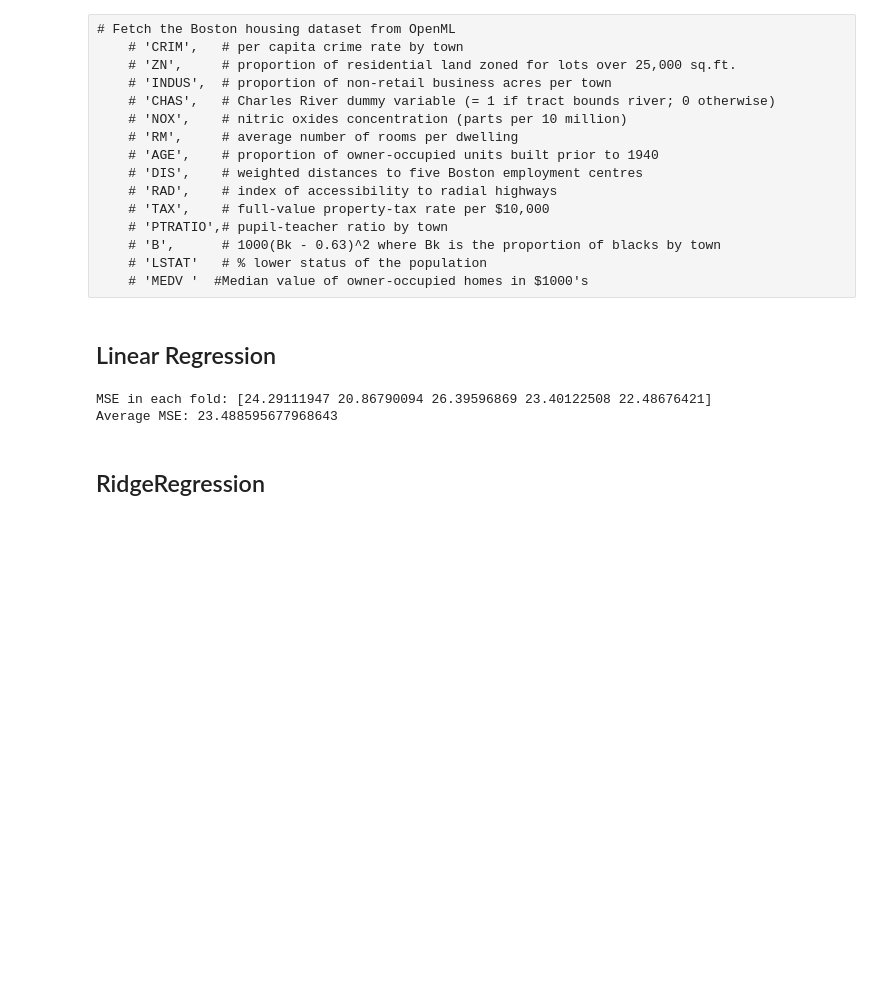
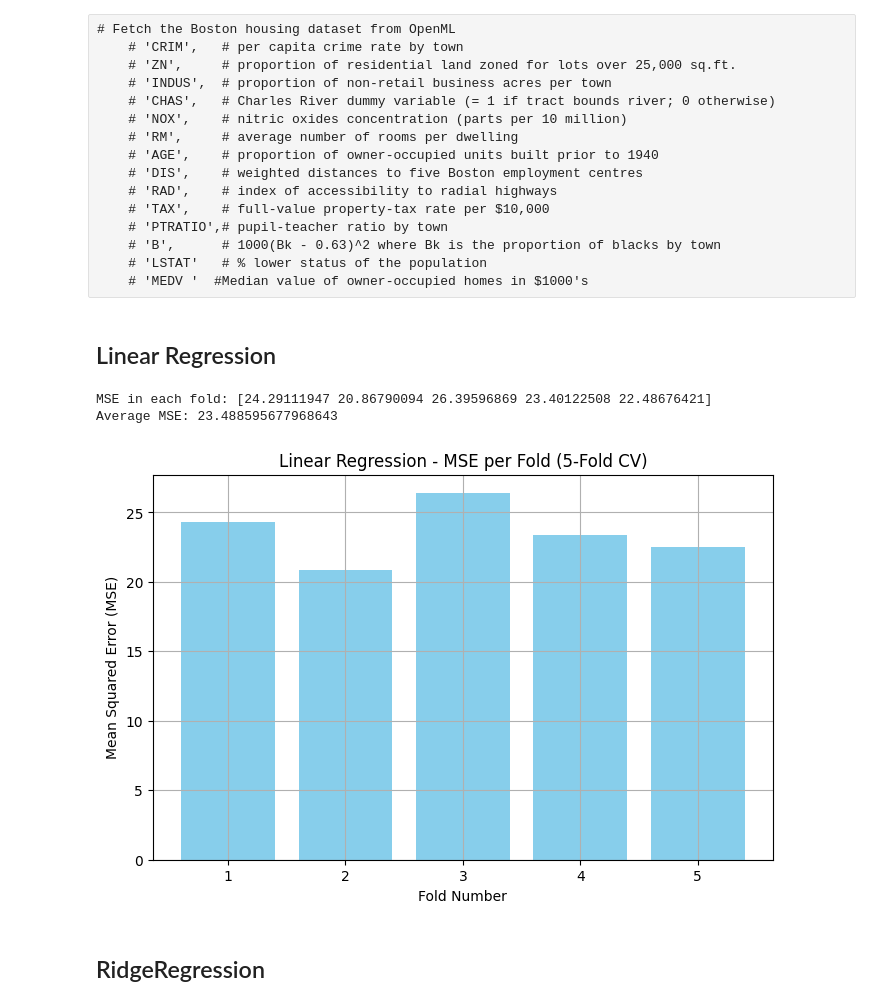
Before and after one commit to KarunaChandrakapure/cross_validation_linear_ridge_lasso_boston_dataset, a Jupyter notebook: house_boston.ipynb, the cells around one changed output. Saved outputs shown, nothing was run; the diff lists cells and outputs as text; code cells hidden in the pictures; blank space fills up the shorter version.

```diff
--- a/house_boston.ipynb
+++ b/house_boston.ipynb
@@ -63,22 +63,31 @@ y = pd.to_numeric(y)
 # %%
 # Define model
 model = LinearRegression()
 
 # Define 5-fold cross-validation
 kf = KFold(n_splits=5, shuffle=True, random_state=42)
 
 # Perform cross-validation
 # Internally: LinearRegression is trained 5 times on different train/test splits
 scores = cross_val_score(model, X, y, scoring='neg_mean_squared_error', cv=kf)
 
 # Convert negative MSE to positive
 mse_scores = -scores
 
 print("MSE in each fold:", mse_scores)
 print("Average MSE:", mse_scores.mean())
+
+plt.figure(figsize=(8, 5))
+plt.bar(range(1, len(mse_scores) + 1), mse_scores, color='skyblue')
+plt.xlabel('Fold Number')
+plt.ylabel('Mean Squared Error (MSE)')
+plt.title('Linear Regression - MSE per Fold (5-Fold CV)')
+plt.grid(True)
+plt.show()
 # %% [output]
 MSE in each fold: [24.29111947 20.86790094 26.39596869 23.40122508 22.48676421]
 Average MSE: 23.488595677968643
+[figure, added]
 # %% [markdown]
 ## RidgeRegression
 # %%
```
